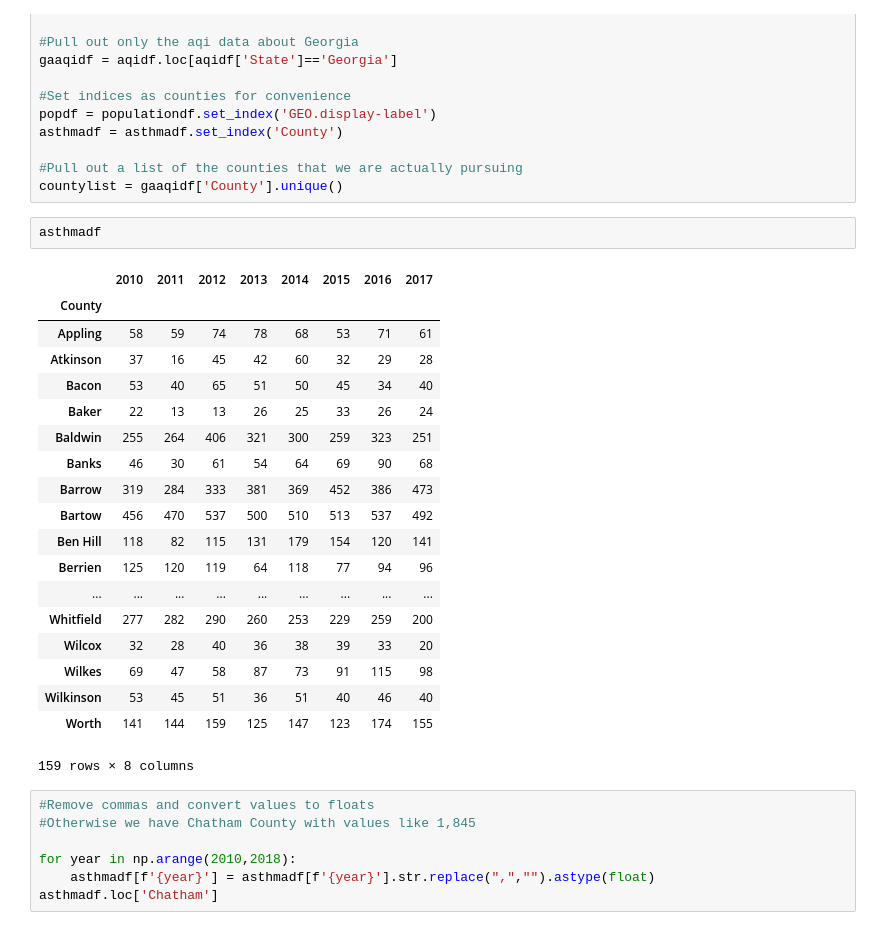
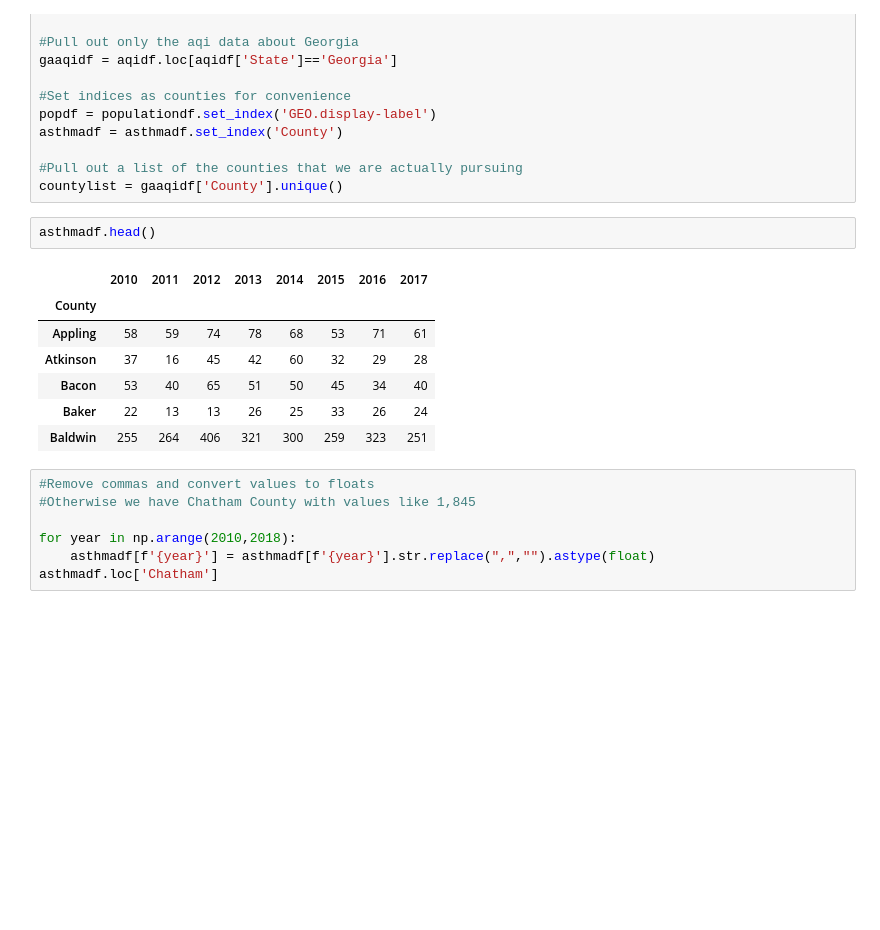
Before and after one commit to ghteds/healthproject, a Jupyter notebook: Code/jmplayingwithdata.ipynb, the cells around one changed output. Drawn from its saved outputs; the diff is of its cells as text; blank space fills up the shorter version.

```diff
--- a/Code/jmplayingwithdata.ipynb
+++ b/Code/jmplayingwithdata.ipynb
@@ -23,27 +26,15 @@ asthmadf = asthmadf.set_index('County')
 #Pull out a list of the counties that we are actually pursuing
 countylist = gaaqidf['County'].unique()
 # %%
-asthmadf
+asthmadf.head()
 # %% [output]
 |  | 2010 | 2011 | 2012 | 2013 | 2014 | 2015 | 2016 | 2017 |
 | County |  |  |  |  |  |  |  |  |
 | Appling | 58 | 59 | 74 | 78 | 68 | 53 | 71 | 61 |
 | Atkinson | 37 | 16 | 45 | 42 | 60 | 32 | 29 | 28 |
 | Bacon | 53 | 40 | 65 | 51 | 50 | 45 | 34 | 40 |
 | Baker | 22 | 13 | 13 | 26 | 25 | 33 | 26 | 24 |
 | Baldwin | 255 | 264 | 406 | 321 | 300 | 259 | 323 | 251 |
-| Banks | 46 | 30 | 61 | 54 | 64 | 69 | 90 | 68 |
-| Barrow | 319 | 284 | 333 | 381 | 369 | 452 | 386 | 473 |
-| Bartow | 456 | 470 | 537 | 500 | 510 | 513 | 537 | 492 |
-| Ben Hill | 118 | 82 | 115 | 131 | 179 | 154 | 120 | 141 |
-| Berrien | 125 | 120 | 119 | 64 | 118 | 77 | 94 | 96 |
-| ... | ... | ... | ... | ... | ... | ... | ... | ... |
-| Whitfield | 277 | 282 | 290 | 260 | 253 | 229 | 259 | 200 |
-| Wilcox | 32 | 28 | 40 | 36 | 38 | 39 | 33 | 20 |
-| Wilkes | 69 | 47 | 58 | 87 | 73 | 91 | 115 | 98 |
-| Wilkinson | 53 | 45 | 51 | 36 | 51 | 40 | 46 | 40 |
-| Worth | 141 | 144 | 159 | 125 | 147 | 123 | 174 | 155 |
-159 rows × 8 columns
 # %%
 #Remove commas and convert values to floats
 #Otherwise we have Chatham County with values like 1,845
```
Also changed, not shown: parts of 11 cells of this notebook.
